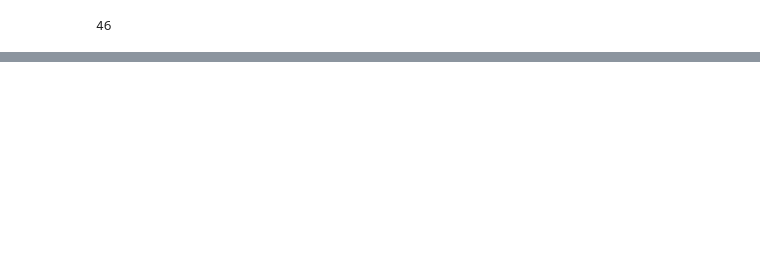
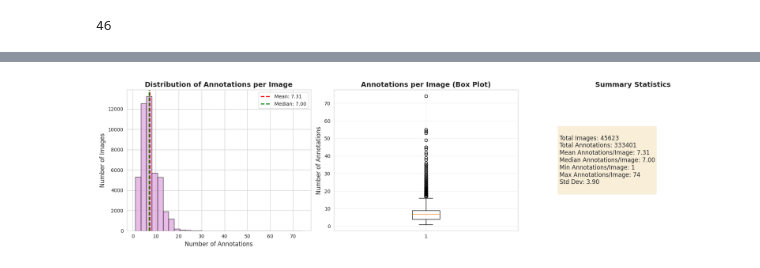
Before and after one commit to EzzatEsam/ComputerVisionTasks, a Jupyter notebook: cloth-seg/notebook.ipynb, the cells around one changed output, grey strips where cells are left out. Saved outputs shown, nothing was run; the diff lists cells and outputs as text; code cells hidden in the pictures; blank space fills up the shorter version.

```diff
--- a/cloth-seg/notebook.ipynb
+++ b/cloth-seg/notebook.ipynb
@@ -62,0 +184,40 @@ set([cat["supercategory"] for cat in fj["categories"]])
+# %%
+# 3. Annotations per image statistics
+annotations_per_image = annotation_df.groupby('image_id').size()
+
+fig, axes = plt.subplots(1, 3, figsize=(18, 5))
+
+# Distribution of annotations per image
+axes[0].hist(annotations_per_image, bins=30, color='plum', edgecolor='black', alpha=0.7)
+axes[0].set_xlabel('Number of Annotations', fontsize=12)
+axes[0].set_ylabel('Number of Images', fontsize=12)
+axes[0].set_title('Distribution of Annotations per Image', fontsize=14, fontweight='bold')
+axes[0].axvline(annotations_per_image.mean(), color='red', linestyle='--', linewidth=2, label=f'Mean: {annotations_per_image.mean():.2f}')
+axes[0].axvline(annotations_per_image.median(), color='green', linestyle='--', linewidth=2, label=f'Median: {annotations_per_image.median():.2f}')
+axes[0].legend()
+
+# Box plot
+axes[1].boxplot(annotations_per_image, vert=True)
+axes[1].set_ylabel('Number of Annotations', fontsize=12)
+axes[1].set_title('Annotations per Image (Box Plot)', fontsize=14, fontweight='bold')
+axes[1].grid(True, alpha=0.3)
+
+# Summary statistics
+stats_text = f"""
+Total Images: {len(annotations_per_image)}
+Total Annotations: {len(annotation_df)}
+Mean Annotations/Image: {annotations_per_image.mean():.2f}
+Median Annotations/Image: {annotations_per_image.median():.2f}
+Min Annotations/Image: {annotations_per_image.min()}
+Max Annotations/Image: {annotations_per_image.max()}
+Std Dev: {annotations_per_image.std():.2f}
+"""
+axes[2].text(0.1, 0.5, stats_text, fontsize=12, verticalalignment='center',
+             bbox=dict(boxstyle='round', facecolor='wheat', alpha=0.5))
+axes[2].axis('off')
+axes[2].set_title('Summary Statistics', fontsize=14, fontweight='bold')
+
+plt.tight_layout()
+plt.show()
+# %% [output]
+[figure, added]
```
Also changed, not shown: parts of 13 cells of this notebook.
